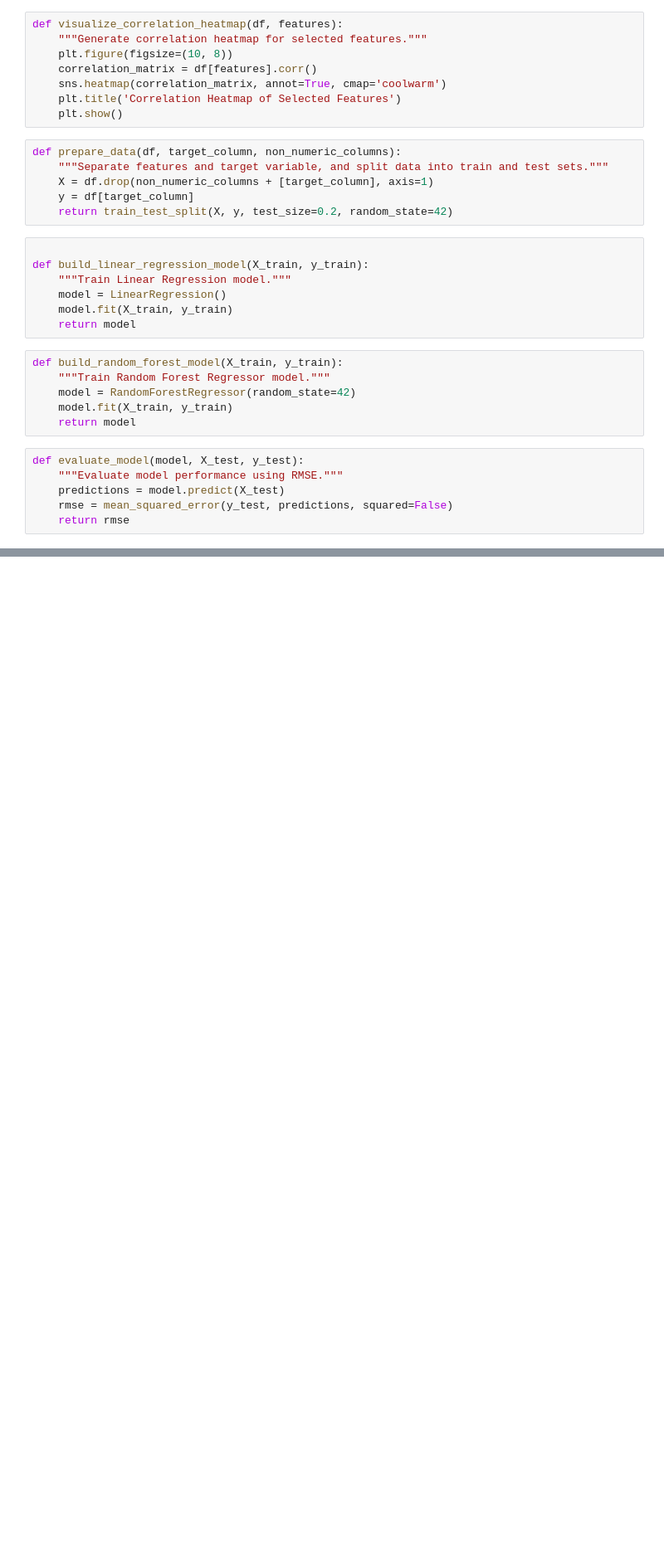
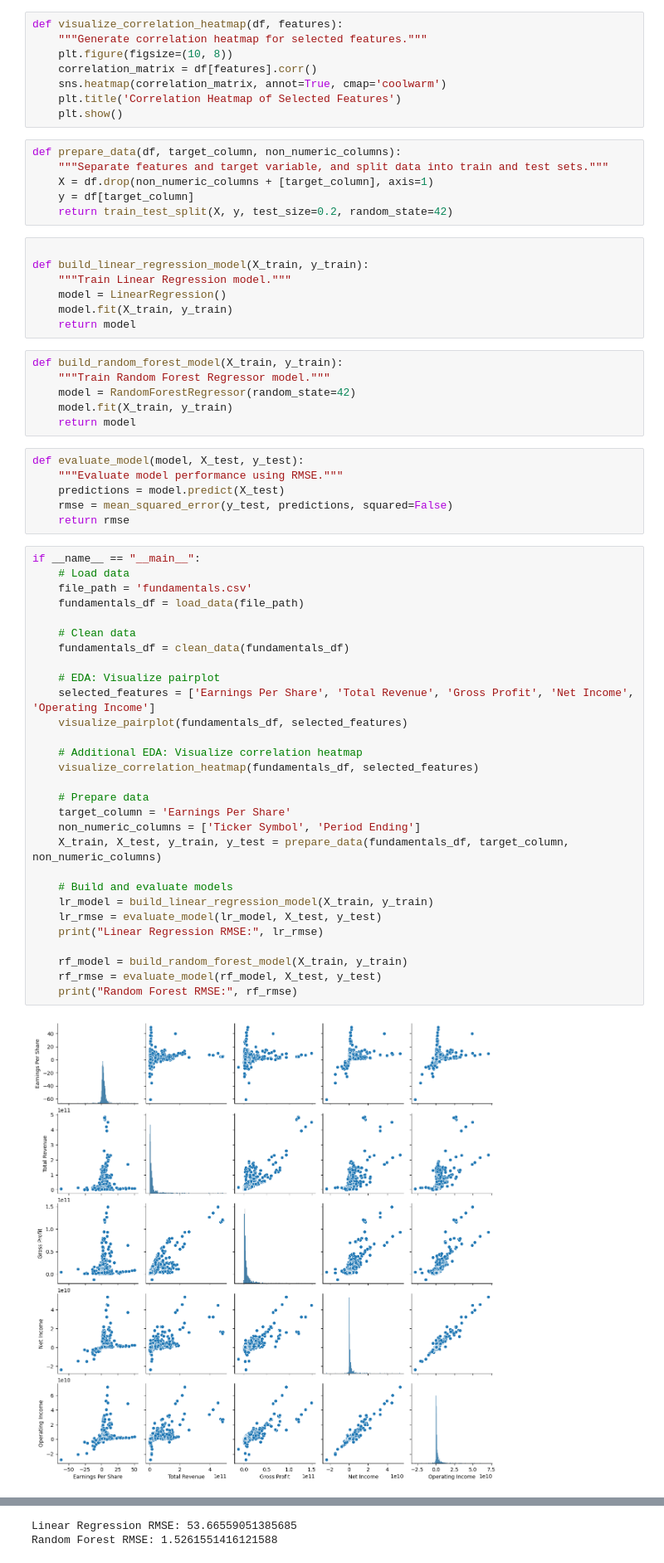
Before and after one commit to mn22abk/DSProjectHamza2024, a Jupyter notebook: DSPHamzaFileI(funda).ipynb, the cells around one changed output, grey strips where cells are left out. Shown at 83% size. Drawn from its saved outputs; the diff is of its cells as text; blank space fills up the shorter version.

```diff
--- a/DSPHamzaFileI(funda).ipynb
+++ b/DSPHamzaFileI(funda).ipynb
@@ -55,3 +55,34 @@ def evaluate_model(model, X_test, y_test):
     predictions = model.predict(X_test)
     rmse = mean_squared_error(y_test, predictions, squared=False)
     return rmse
+# %%
+if __name__ == "__main__":
+    # Load data
+    file_path = 'fundamentals.csv'
+    fundamentals_df = load_data(file_path)
+
+    # Clean data
+    fundamentals_df = clean_data(fundamentals_df)
+
+    # EDA: Visualize pairplot
+    selected_features = ['Earnings Per Share', 'Total Revenue', 'Gross Profit', 'Net Income', 'Operating Income']
+    visualize_pairplot(fundamentals_df, selected_features)
+
+    # Additional EDA: Visualize correlation heatmap
+    visualize_correlation_heatmap(fundamentals_df, selected_features)
+
+    # Prepare data
+    target_column = 'Earnings Per Share'
+    non_numeric_columns = ['Ticker Symbol', 'Period Ending']
+    X_train, X_test, y_train, y_test = prepare_data(fundamentals_df, target_column, non_numeric_columns)
+
+    # Build and evaluate models
+    lr_model = build_linear_regression_model(X_train, y_train)
+    lr_rmse = evaluate_model(lr_model, X_test, y_test)
+    print("Linear Regression RMSE:", lr_rmse)
+
+    rf_model = build_random_forest_model(X_train, y_train)
+    rf_rmse = evaluate_model(rf_model, X_test, y_test)
+    print("Random Forest RMSE:", rf_rmse)
+# %% [output]
+[figure, added]
@@ -57,0 +90,2 @@ def evaluate_model(model, X_test, y_test):
+Linear Regression RMSE: 53.66559051385685
+Random Forest RMSE: 1.5261551416121588
```
Also changed, not shown: parts of 1 cell of this notebook.
